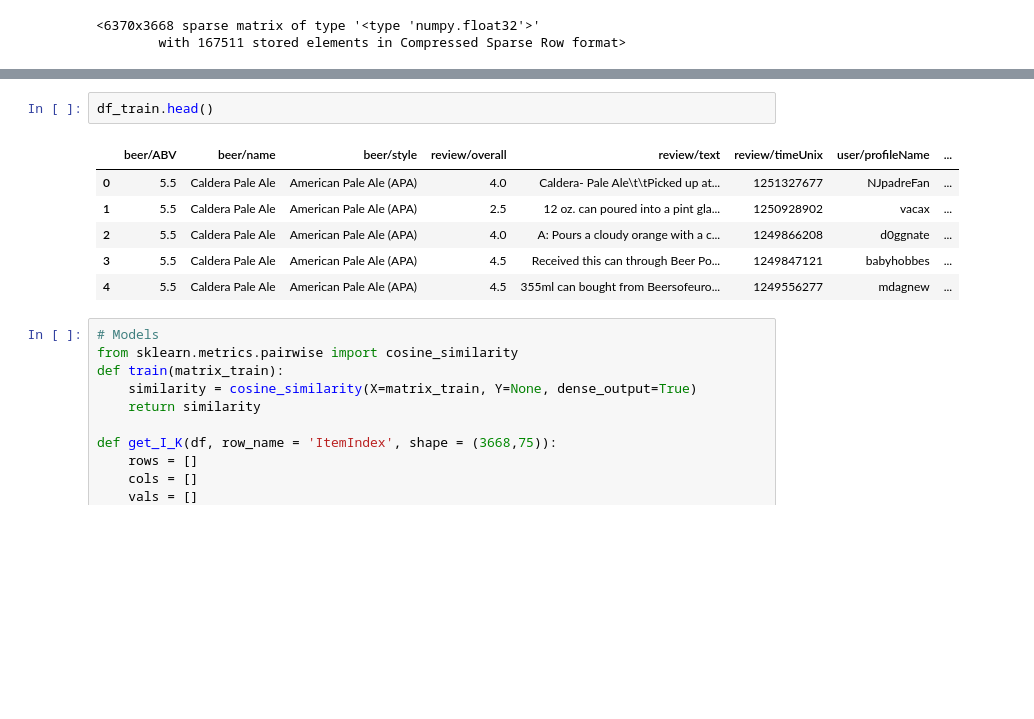
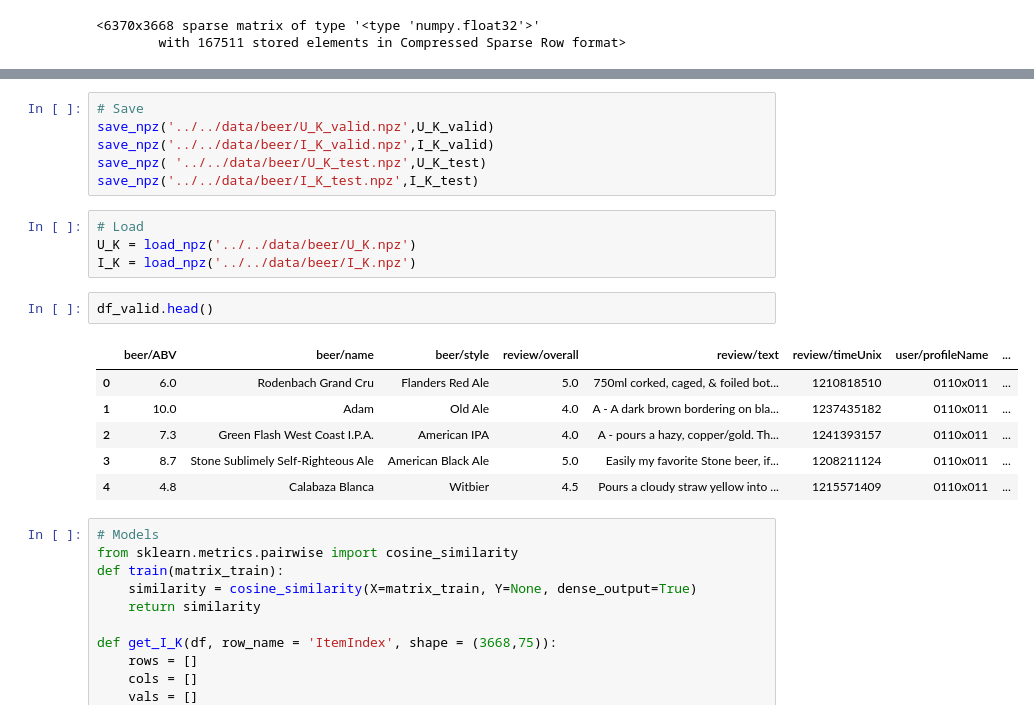
Before and after one commit to litosly/thesis, a Jupyter notebook: data exploration/Personalized Explanation beer.ipynb, the cells around one changed output, grey strips where cells are left out. Drawn from its saved outputs; the diff is of its cells as text; blank space fills up the shorter version.

```diff
--- a/data exploration/Personalized Explanation beer.ipynb
+++ b/data exploration/Personalized Explanation beer.ipynb
@@ -37,12 +45,22 @@ rtrain
+# %%
+# Save
+save_npz('../../data/beer/U_K_valid.npz',U_K_valid)
+save_npz('../../data/beer/I_K_valid.npz',I_K_valid)
+save_npz( '../../data/beer/U_K_test.npz',U_K_test)
+save_npz('../../data/beer/I_K_test.npz',I_K_test)
+# %%
+# Load
+U_K = load_npz('../../data/beer/U_K.npz')
+I_K = load_npz('../../data/beer/I_K.npz')
 # %%
-df_train.head()
+df_valid.head()
 # %% [output]
 |  | beer/ABV | beer/name | beer/style | review/overall | review/text | review/timeUnix | user/profileName | ... |
-| 0 | 5.5 | Caldera Pale Ale | American Pale Ale (APA) | 4.0 | Caldera- Pale Ale\t\tPicked up at... | 1251327677 | NJpadreFan | ... |
-| 1 | 5.5 | Caldera Pale Ale | American Pale Ale (APA) | 2.5 | 12 oz. can poured into a pint gla... | 1250928902 | vacax | ... |
-| 2 | 5.5 | Caldera Pale Ale | American Pale Ale (APA) | 4.0 | A: Pours a cloudy orange with a c... | 1249866208 | d0ggnate | ... |
-| 3 | 5.5 | Caldera Pale Ale | American Pale Ale (APA) | 4.5 | Received this can through Beer Po... | 1249847121 | babyhobbes | ... |
-| 4 | 5.5 | Caldera Pale Ale | American Pale Ale (APA) | 4.5 | 355ml can bought from Beersofeuro... | 1249556277 | mdagnew | ... |
+| 0 | 6.0 | Rodenbach Grand Cru | Flanders Red Ale | 5.0 | 750ml corked, caged, & foiled bot... | 1210818510 | 0110x011 | ... |
+| 1 | 10.0 | Adam | Old Ale | 4.0 | A - A dark brown bordering on bla... | 1237435182 | 0110x011 | ... |
+| 2 | 7.3 | Green Flash West Coast I.P.A. | American IPA | 4.0 | A - pours a hazy, copper/gold. Th... | 1241393157 | 0110x011 | ... |
+| 3 | 8.7 | Stone Sublimely Self-Righteous Ale | American Black Ale | 5.0 | Easily my favorite Stone beer, if... | 1208211124 | 0110x011 | ... |
+| 4 | 4.8 | Calabaza Blanca | Witbier | 4.5 | Pours a cloudy straw yellow into ... | 1215571409 | 0110x011 | ... |
 # %%
 # Models
 from sklearn.metrics.pairwise import cosine_similarity
```
Also changed, not shown: parts of 49 cells of this notebook, 1 other file.
